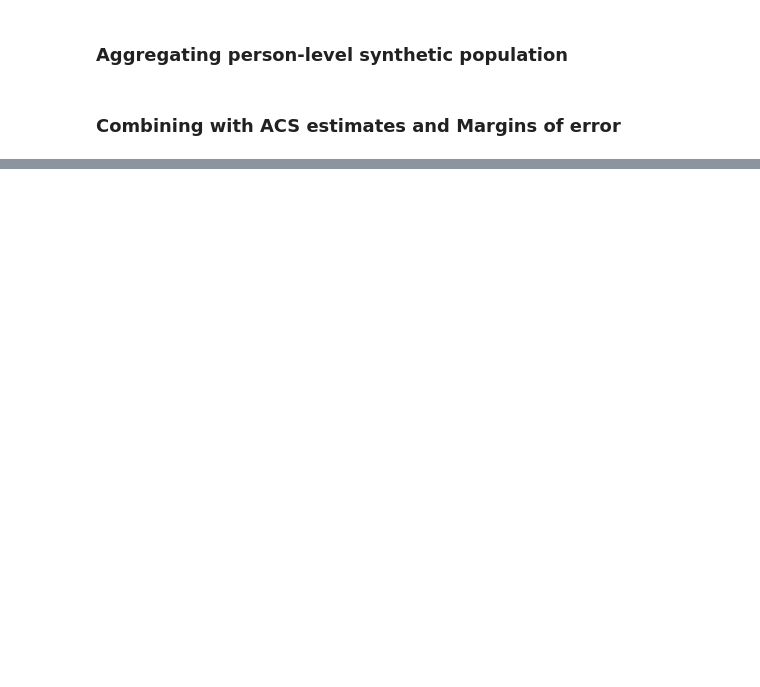
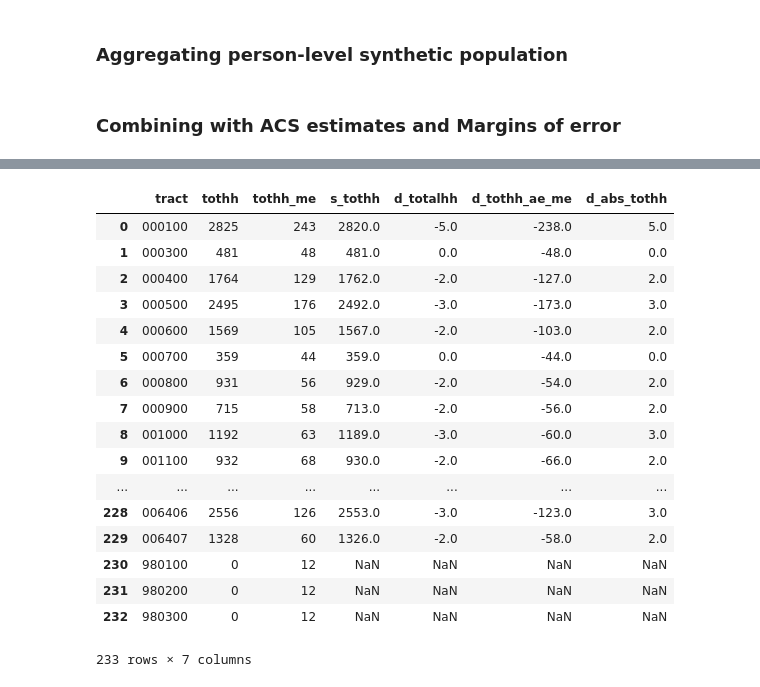
Before and after one commit to darebrawley/asa_synthetics, a Jupyter notebook: 01_synthpop_aggregates.ipynb, the cells around one changed output, grey strips where cells are left out. Cells and saved outputs as stored; diff of their text form; code cells hidden in the pictures; blank space fills up the shorter version.

```diff
--- a/01_synthpop_aggregates.ipynb
+++ b/01_synthpop_aggregates.ipynb
@@ -180,0 +245,21 @@ Index(['tract', 'none', 'none_me', 'one', 'one_me', 'two or more',
+# %%
+households_abridged
+# %% [output]
+|  | tract | tothh | tothh_me | s_tothh | d_totalhh | d_tothh_ae_me | d_abs_tothh |
+| 0 | 000100 | 2825 | 243 | 2820.0 | -5.0 | -238.0 | 5.0 |
+| 1 | 000300 | 481 | 48 | 481.0 | 0.0 | -48.0 | 0.0 |
+| 2 | 000400 | 1764 | 129 | 1762.0 | -2.0 | -127.0 | 2.0 |
+| 3 | 000500 | 2495 | 176 | 2492.0 | -3.0 | -173.0 | 3.0 |
+| 4 | 000600 | 1569 | 105 | 1567.0 | -2.0 | -103.0 | 2.0 |
+| 5 | 000700 | 359 | 44 | 359.0 | 0.0 | -44.0 | 0.0 |
+| 6 | 000800 | 931 | 56 | 929.0 | -2.0 | -54.0 | 2.0 |
+| 7 | 000900 | 715 | 58 | 713.0 | -2.0 | -56.0 | 2.0 |
+| 8 | 001000 | 1192 | 63 | 1189.0 | -3.0 | -60.0 | 3.0 |
+| 9 | 001100 | 932 | 68 | 930.0 | -2.0 | -66.0 | 2.0 |
+| ... | ... | ... | ... | ... | ... | ... | ... |
+| 228 | 006406 | 2556 | 126 | 2553.0 | -3.0 | -123.0 | 3.0 |
+| 229 | 006407 | 1328 | 60 | 1326.0 | -2.0 | -58.0 | 2.0 |
+| 230 | 980100 | 0 | 12 | NaN | NaN | NaN | NaN |
+| 231 | 980200 | 0 | 12 | NaN | NaN | NaN | NaN |
+| 232 | 980300 | 0 | 12 | NaN | NaN | NaN | NaN |
+233 rows × 7 columns
```
Also changed, not shown: parts of 10 cells of this notebook, 2 other files.
